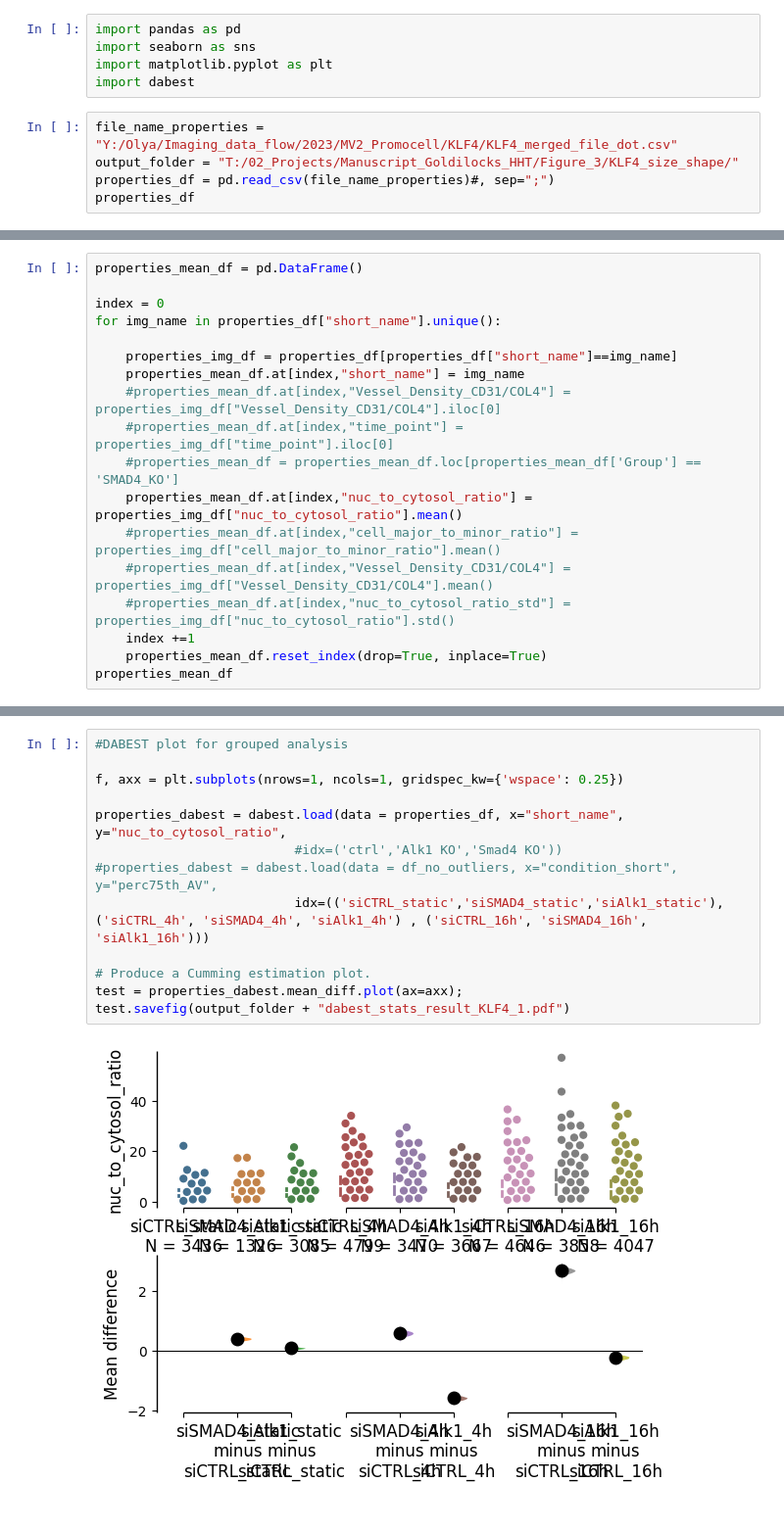
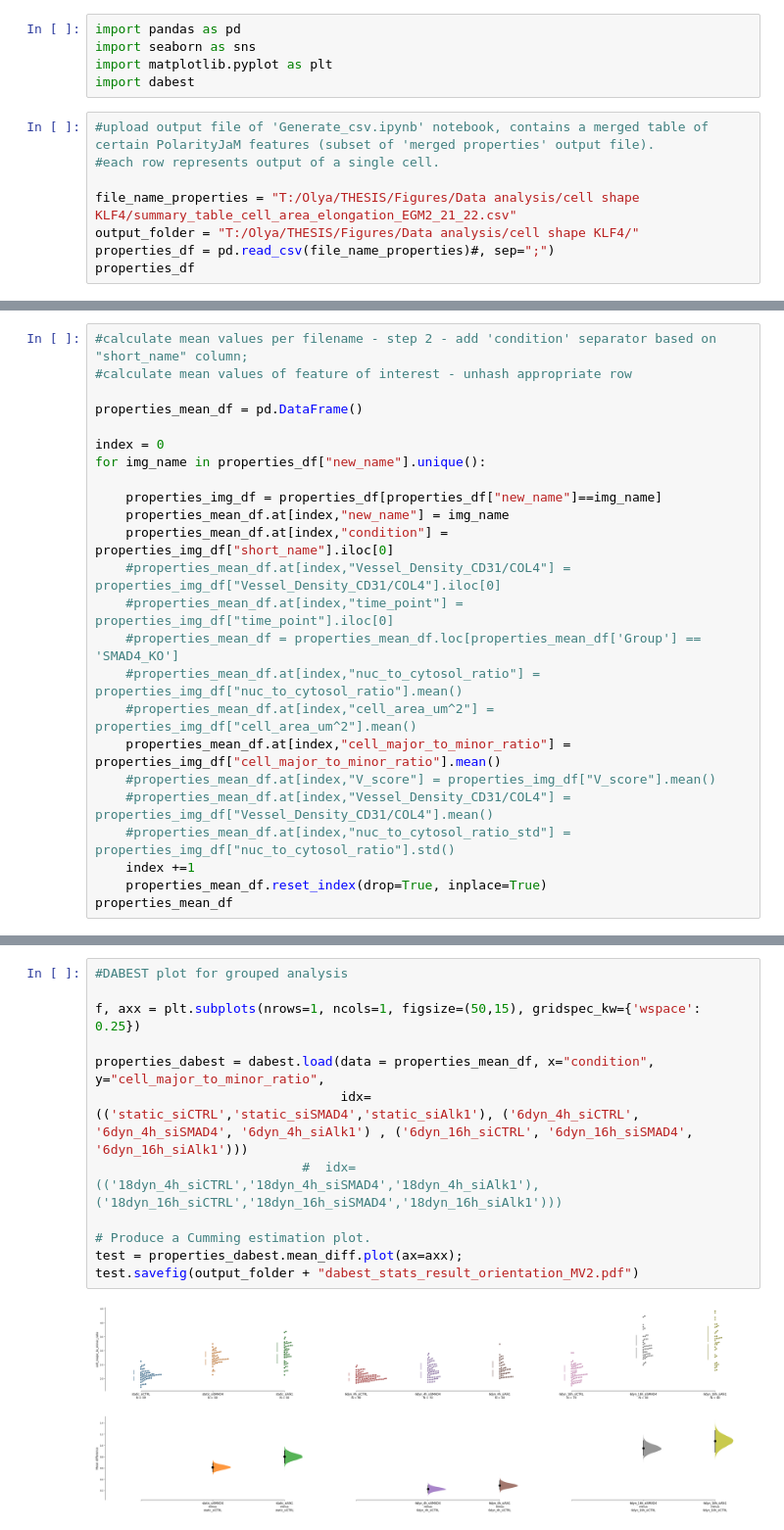
Before and after one commit to gerhardt-lab/polarityjam-HHT, a Jupyter notebook: Get_Statistics_of_PolarityJaM_feature.ipynb, the cells around one changed output, grey strips where cells are left out. Shown: that part at 98% size. Cells and saved outputs as stored; diff of their text form.

```diff
--- a/Get_Statistics_of_PolarityJaM_feature.ipynb
+++ b/Get_Statistics_of_PolarityJaM_feature.ipynb
@@ -4,8 +4,11 @@ import seaborn as sns
 import matplotlib.pyplot as plt
 import dabest
 # %%
-file_name_properties = "Y:/Olya/Imaging_data_flow/2023/MV2_Promocell/KLF4/KLF4_merged_file_dot.csv"
-output_folder = "T:/02_Projects/Manuscript_Goldilocks_HHT/Figure_3/KLF4_size_shape/"
+#upload output file of 'Generate_csv.ipynb' notebook, contains a merged table of certain PolarityJaM features (subset of 'merged properties' output file).
+#each row represents output of a single cell.
+
+file_name_properties = "T:/Olya/THESIS/Figures/Data analysis/cell shape KLF4/summary_table_cell_area_elongation_EGM2_21_22.csv"
+output_folder = "T:/Olya/THESIS/Figures/Data analysis/cell shape KLF4/"
 properties_df = pd.read_csv(file_name_properties)#, sep=";")
 properties_df
 # %% [output]
@@ -60,16 +66,22 @@ properties_mean_df = properties_df.groupby("short_name").mean().reset_index()
 # %%
+#calculate mean values per filename - step 2 - add 'condition' separator based on "short_name" column;
+#calculate mean values of feature of interest - unhash appropriate row
+
 properties_mean_df = pd.DataFrame()
 
 index = 0
-for img_name in properties_df["short_name"].unique():
+for img_name in properties_df["new_name"].unique():
 
-    properties_img_df = properties_df[properties_df["short_name"]==img_name]
-    properties_mean_df.at[index,"short_name"] = img_name
+    properties_img_df = properties_df[properties_df["new_name"]==img_name]
+    properties_mean_df.at[index,"new_name"] = img_name
+    properties_mean_df.at[index,"condition"] = properties_img_df["short_name"].iloc[0]
     #properties_mean_df.at[index,"Vessel_Density_CD31/COL4"] = properties_img_df["Vessel_Density_CD31/COL4"].iloc[0]
     #properties_mean_df.at[index,"time_point"] = properties_img_df["time_point"].iloc[0]
     #properties_mean_df = properties_mean_df.loc[properties_mean_df['Group'] == 'SMAD4_KO']
-    properties_mean_df.at[index,"nuc_to_cytosol_ratio"] = properties_img_df["nuc_to_cytosol_ratio"].mean()
-    #properties_mean_df.at[index,"cell_major_to_minor_ratio"] = properties_img_df["cell_major_to_minor_ratio"].mean()
+    #properties_mean_df.at[index,"nuc_to_cytosol_ratio"] = properties_img_df["nuc_to_cytosol_ratio"].mean()
+    #properties_mean_df.at[index,"cell_area_um^2"] = properties_img_df["cell_area_um^2"].mean()
+    properties_mean_df.at[index,"cell_major_to_minor_ratio"] = properties_img_df["cell_major_to_minor_ratio"].mean()
+    #properties_mean_df.at[index,"V_score"] = properties_img_df["V_score"].mean()
     #properties_mean_df.at[index,"Vessel_Density_CD31/COL4"] = properties_img_df["Vessel_Density_CD31/COL4"].mean()
     #properties_mean_df.at[index,"nuc_to_cytosol_ratio_std"] = properties_img_df["nuc_to_cytosol_ratio"].std()
     index +=1
@@ -137,18 +104,17 @@ See the caveats in the documentation: https://pandas.pydata.org/pandas-docs/stab
 # %%
 #DABEST plot for grouped analysis
 
-f, axx = plt.subplots(nrows=1, ncols=1, gridspec_kw={'wspace': 0.25})
+f, axx = plt.subplots(nrows=1, ncols=1, figsize=(50,15), gridspec_kw={'wspace': 0.25})
 
-properties_dabest = dabest.load(data = properties_df, x="short_name", y="nuc_to_cytosol_ratio",
-                          #idx=('ctrl','Alk1 KO','Smad4 KO'))
-#properties_dabest = dabest.load(data = df_no_outliers, x="condition_short", y="perc75th_AV",
-                          idx=(('siCTRL_static','siSMAD4_static','siAlk1_static'), ('siCTRL_4h', 'siSMAD4_4h', 'siAlk1_4h') , ('siCTRL_16h', 'siSMAD4_16h', 'siAlk1_16h')))
+properties_dabest = dabest.load(data = properties_mean_df, x="condition", y="cell_major_to_minor_ratio",
+                                idx=(('static_siCTRL','static_siSMAD4','static_siAlk1'), ('6dyn_4h_siCTRL', '6dyn_4h_siSMAD4', '6dyn_4h_siAlk1') , ('6dyn_16h_siCTRL', '6dyn_16h_siSMAD4', '6dyn_16h_siAlk1')))
+                           #  idx=(('18dyn_4h_siCTRL','18dyn_4h_siSMAD4','18dyn_4h_siAlk1'), ('18dyn_16h_siCTRL','18dyn_16h_siSMAD4','18dyn_16h_siAlk1')))
 
 # Produce a Cumming estimation plot.
 test = properties_dabest.mean_diff.plot(ax=axx);
-test.savefig(output_folder + "dabest_stats_result_KLF4_1.pdf")
+test.savefig(output_folder + "dabest_stats_result_orientation_MV2.pdf")
 # %% [output]
-[figure, old version]
+[figure, new version]
 # %%
 #DABEST plot for analysis relative to single control
 
```
Also changed, not shown: parts of 13 cells of this notebook.
